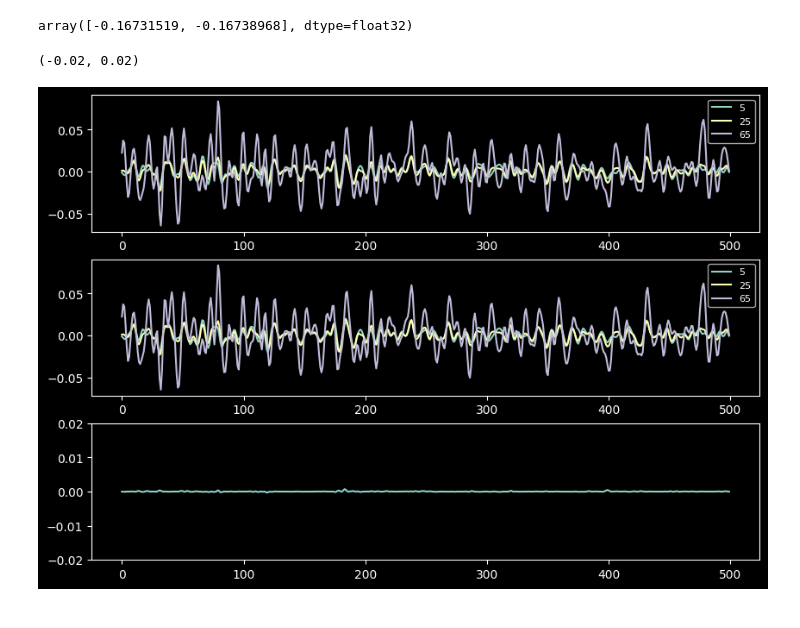
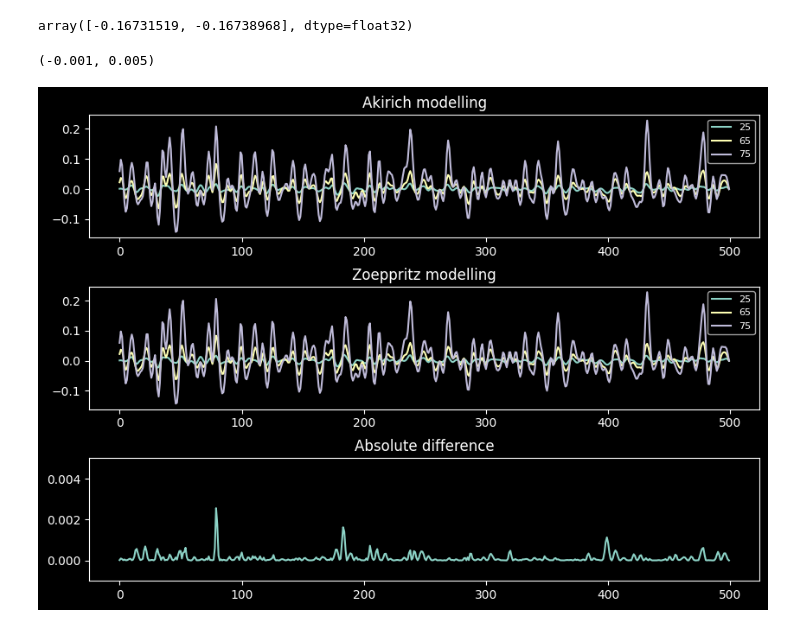
Before and after one commit to grxoxl/inversion, a Jupyter notebook: avo_inversion/Zoepprtiz_equation.ipynb, the cells around one changed output. Cells and saved outputs as stored; diff of their text form; code cells hidden in the pictures.

```diff
--- a/avo_inversion/Zoepprtiz_equation.ipynb
+++ b/avo_inversion/Zoepprtiz_equation.ipynb
@@ -1135,26 +1115,30 @@ def rpp_trace(vp, vs, rhob, theta, mode : str = "same", axis = 0,
     else:
         return np.squeeze(rpp)
 # %%
-theta = [5, 25, 65]
+theta = [25, 65, 75]
 num = 70
 plt.figure(figsize = (10, 7))
+plt.subplots_adjust(wspace=0.5, hspace=0.4)
 plt.subplot(311)
+plt.title("Akirich modelling")
 tr1 = []
 for i in range(3):
-    tr1.append(rpp_trace(vp_smoothed, vs_smoothed, rhob_smoothed, theta)[i].real)
+    tr1.append(rpp_trace(vp_smoothed, vs_smoothed, rhob_smoothed, method = "pp_akirich", theta =  theta[i]).real)
     plt.plot(tr1[i], label = "%d" % theta[i])
 plt.legend(fontsize = 8)
 
 plt.subplot(312)
+plt.title("Zoeppritz modelling")
 tr2 = []
 for i in range(3):
-    tr2.append(reflectivity(vp_smoothed, vs_smoothed, rhob_smoothed, method = "zoeppritz_rpp", theta = theta)[i].real)
+    tr2.append(reflectivity(vp_smoothed, vs_smoothed, rhob_smoothed, method = "zoeppritz_rpp", theta = theta[i]).real)
     plt.plot(tr2[i], label = "%d" % theta[i])
 plt.legend(fontsize = 8)
 
 plt.subplot(313)
-plt.plot(tr1[2] - tr2[2])
-plt.ylim([-0.02, 0.02])
+plt.title("Absolute difference")
+plt.plot(np.abs(tr1[2] - tr2[2]))
+plt.ylim([-0.001, 0.005])
 # %% [output]
-(-0.02, 0.02)
+(-0.001, 0.005)
-[figure, old version]
+[figure, new version]
```
Also changed, not shown: parts of 13 cells of this notebook.
